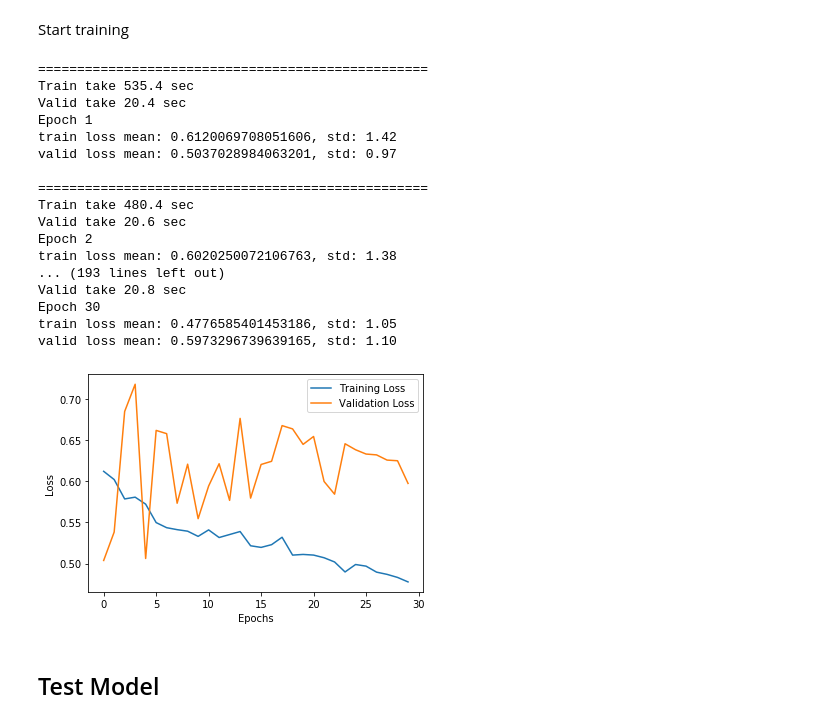
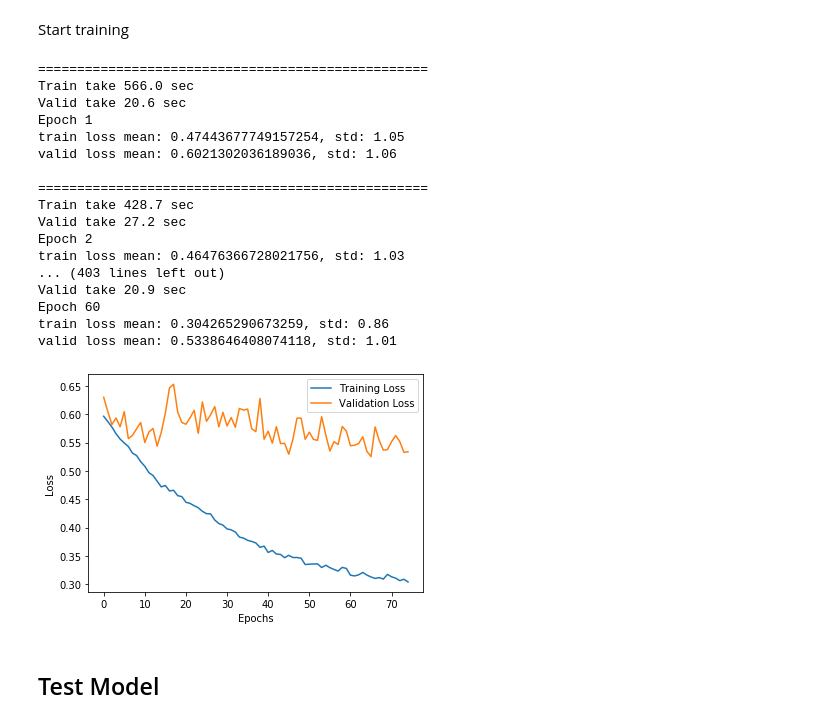
Before and after one commit to luizcartolano2/mc907-mobile-robotics, a Jupyter notebook: project4-deep-vo.ipynb, the cells around one changed output. Drawn from its saved outputs; the diff is of its cells as text; code cells hidden in the pictures.

```diff
--- a/project4-deep-vo.ipynb
+++ b/project4-deep-vo.ipynb
@@ -728,32 +728,32 @@ def training_model_v2(model, X_train, y_train, X_validate, y_validate, num_epoch
 # %% [markdown]
 Start training
 # %%
-train_loss, valid_loss = training_model_v2(model, X_batch_train, y_batch_train, X_batch_validation, y_batch_validation, 30)
+train_loss, valid_loss = training_model_v2(model, X_batch_train, y_batch_train, X_batch_validation, y_batch_validation, 60)
 # %% [output]
 ==================================================
-Train take 535.4 sec
-Valid take 20.4 sec
+Train take 566.0 sec
+Valid take 20.6 sec
 Epoch 1
-train loss mean: 0.6120069708051606, std: 1.42
-valid loss mean: 0.5037028984063201, std: 0.97
+train loss mean: 0.47443677749157254, std: 1.05
+valid loss mean: 0.6021302036189036, std: 1.06
 
 ==================================================
-Train take 480.4 sec
-Valid take 20.6 sec
+Train take 428.7 sec
+Valid take 27.2 sec
 Epoch 2
-train loss mean: 0.6020250072106763, std: 1.38
-... (193 lines left out)
-Valid take 20.8 sec
-Epoch 30
-train loss mean: 0.4776585401453186, std: 1.05
-valid loss mean: 0.5973296739639165, std: 1.10
+train loss mean: 0.46476366728021756, std: 1.03
+... (403 lines left out)
+Valid take 20.9 sec
+Epoch 60
+train loss mean: 0.304265290673259, std: 0.86
+valid loss mean: 0.5338646408074118, std: 1.01
 # %%
-plt.plot(list(range(30)),train_loss, label='Training Loss')
-plt.plot(list(range(30)),valid_loss, label='Validation Loss')
+plt.plot(list(range(75)),train_loss, label='Training Loss')
+plt.plot(list(range(75)),valid_loss, label='Validation Loss')
 plt.xlabel('Epochs')
 plt.ylabel('Loss')
 plt.legend()
-plt.savefig('images_model/train_batch_dropout_30.png')
+plt.savefig('images_model/train_batch_dropout_90.png')
 plt.show()
 # %% [output]
-[figure, old version]
+[figure, new version]
```
Also changed, not shown: parts of 1 cell of this notebook, 2 other files.
